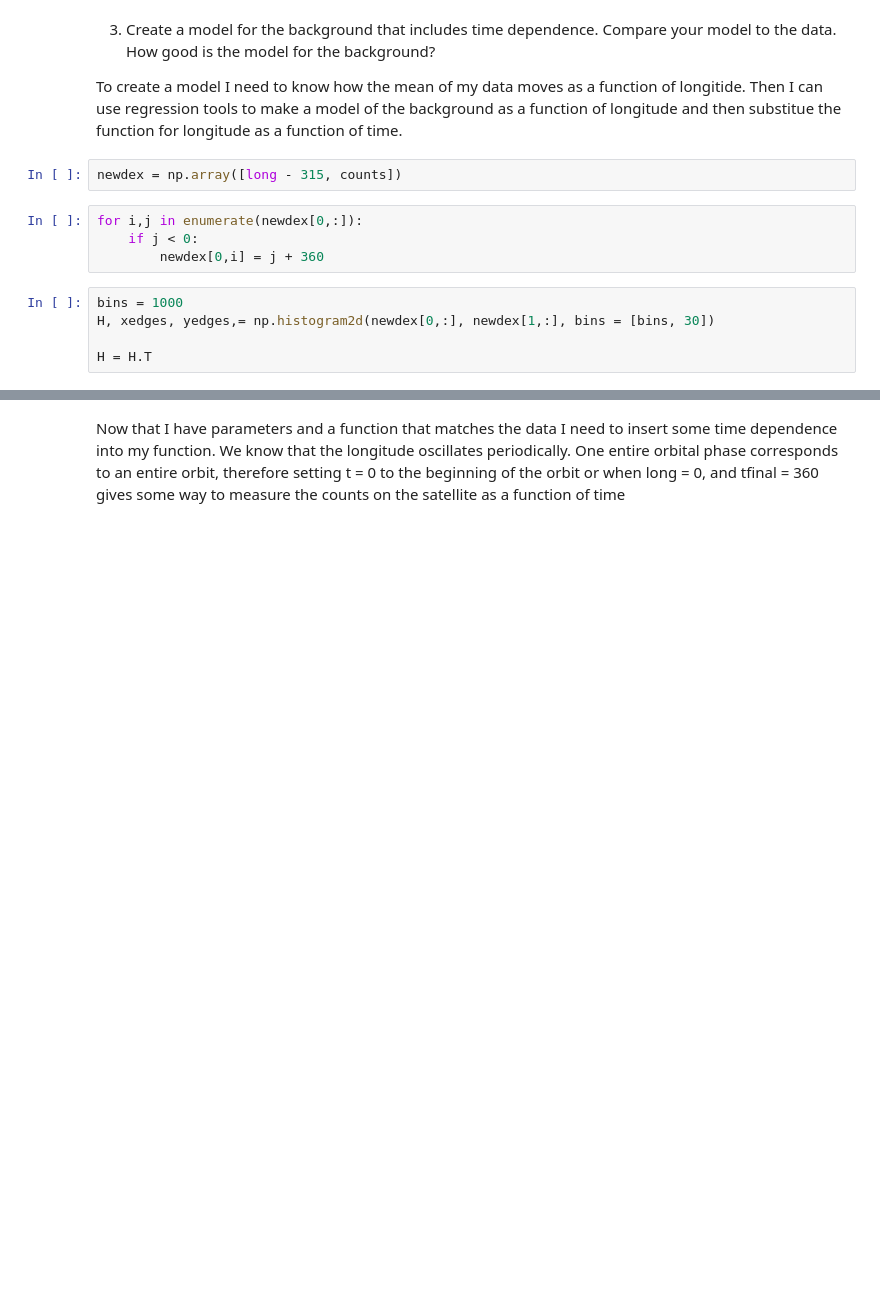
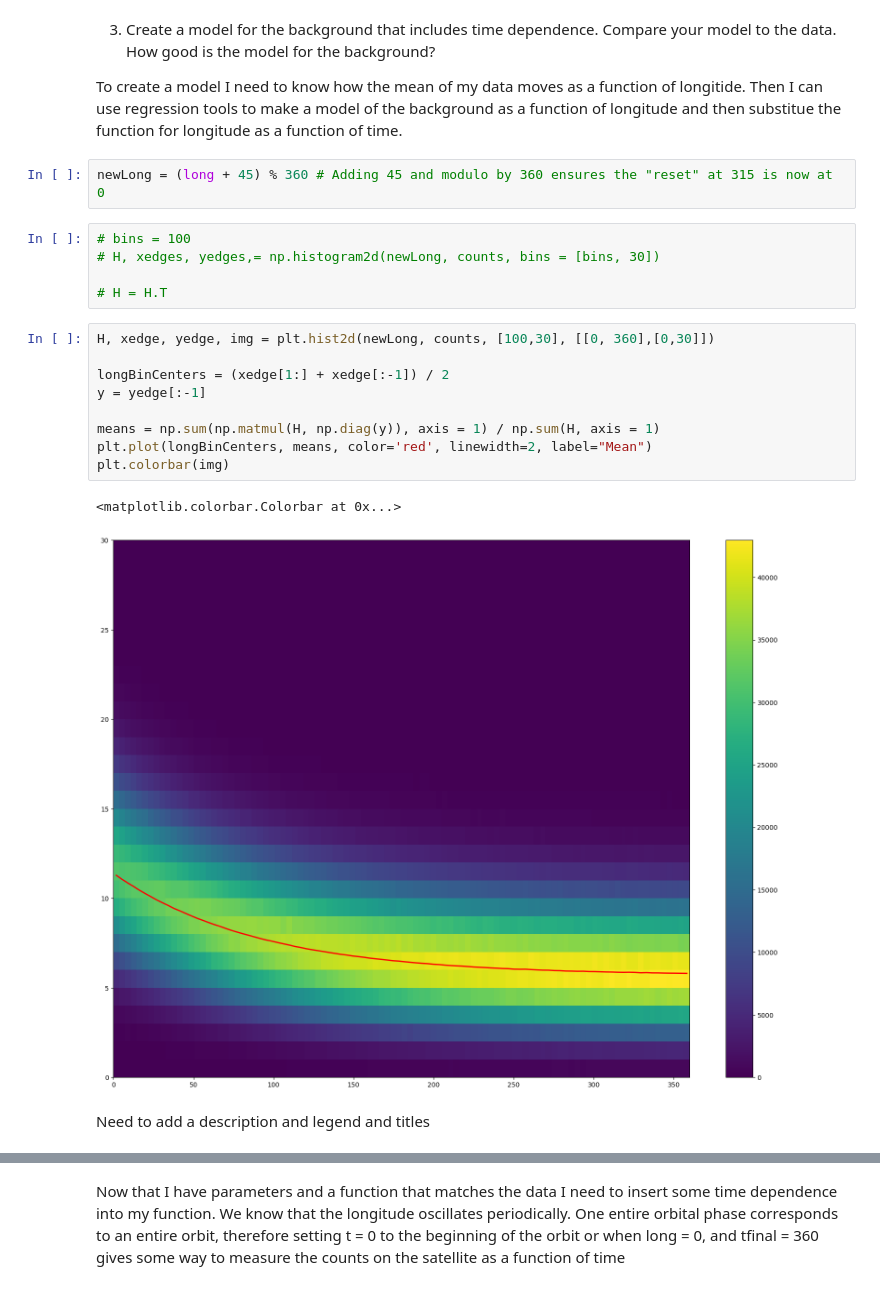
Before and after one commit to cmerrill11/Phys-434, a Jupyter notebook: Lab4.ipynb, the cells around one changed output, grey strips where cells are left out. Saved outputs shown, nothing was run; the diff lists cells and outputs as text; blank space fills up the shorter version.

```diff
--- a/Lab4.ipynb
+++ b/Lab4.ipynb
@@ -94,13 +100,23 @@ This graph shows the number count density per 3.6 degree intervals of longitude.
 
 To create a model I need to know how the mean of my data moves as a function of longitide. Then I can use regression tools to make a model of the background as a function of longitude and then substitue the function for longitude as a function of time.
 # %%
-newdex = np.array([long - 315, counts])
+newLong = (long + 45) % 360 # Adding 45 and modulo by 360 ensures the "reset" at 315 is now at 0
-# %%
-for i,j in enumerate(newdex[0,:]):
-    if j < 0:
-        newdex[0,i] = j + 360
 # %%
-bins = 1000
-H, xedges, yedges,= np.histogram2d(newdex[0,:], newdex[1,:], bins = [bins, 30])
+# bins = 100
+# H, xedges, yedges,= np.histogram2d(newLong, counts, bins = [bins, 30])
 
-H = H.T
+# H = H.T
+# %%
+H, xedge, yedge, img = plt.hist2d(newLong, counts, [100,30], [[0, 360],[0,30]])
+
+longBinCenters = (xedge[1:] + xedge[:-1]) / 2
+y = yedge[:-1]
+
+means = np.sum(np.matmul(H, np.diag(y)), axis = 1) / np.sum(H, axis = 1)
+plt.plot(longBinCenters, means, color='red', linewidth=2, label="Mean")
+plt.colorbar(img)
+# %% [output]
+<matplotlib.colorbar.Colorbar at 0x...>
+[figure, added]
+# %% [markdown]
+Need to add a description and legend and titles
```
Also changed, not shown: parts of 39 cells of this notebook.
